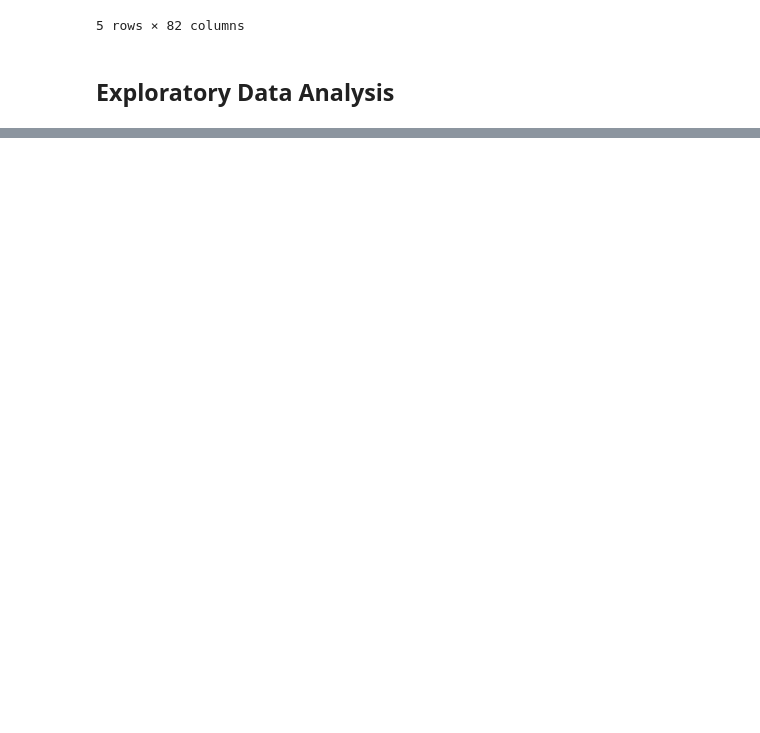
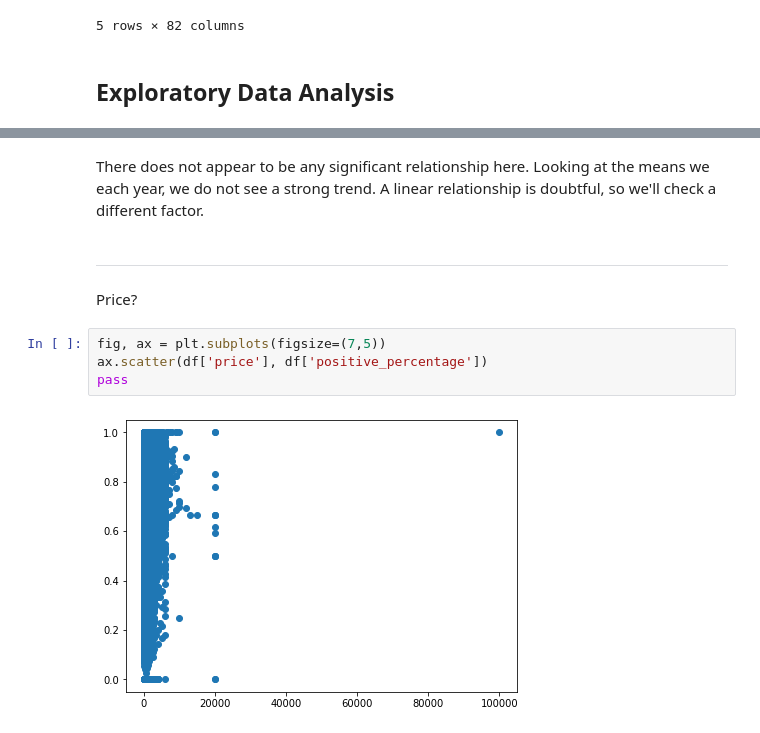
Before and after one commit to PokoNut/CMSC320FinalProject, a Jupyter notebook: final.ipynb, the cells around one changed output, grey strips where cells are left out. Saved outputs shown, nothing was run; the diff lists cells and outputs as text; blank space fills up the shorter version.

```diff
--- a/final.ipynb
+++ b/final.ipynb
@@ -249,0 +271,12 @@ df.head()
+# %% [markdown]
+There does not appear to be any significant relationship here. Looking at the means we each year, we do not see a strong trend. A linear relationship is doubtful, so we'll check a different factor.
+# %% [markdown]
+<hr />
+# %% [markdown]
+Price?
+# %%
+fig, ax = plt.subplots(figsize=(7,5))
+ax.scatter(df['price'], df['positive_percentage'])
+pass
+# %% [output]
+[figure, added]
```
Also changed, not shown: parts of 24 cells of this notebook.
